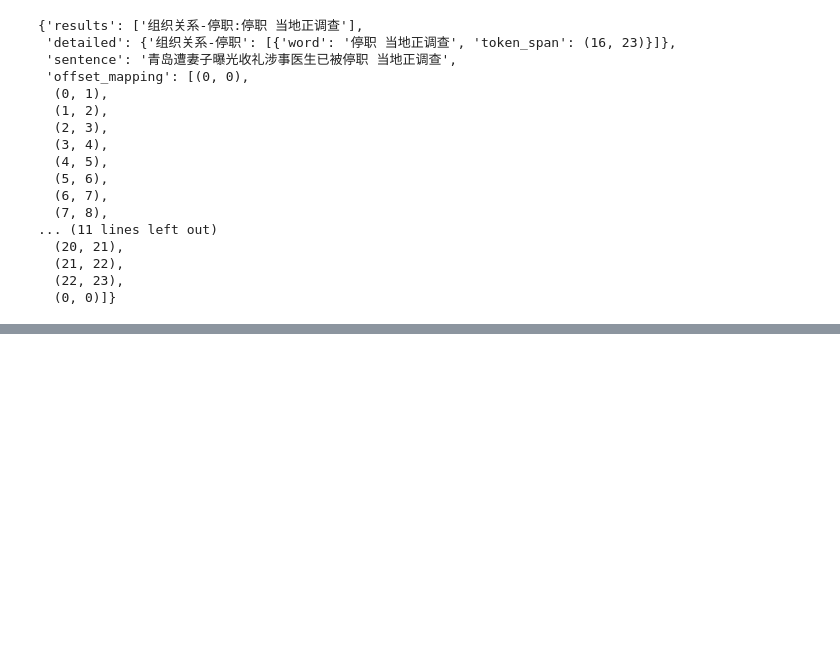
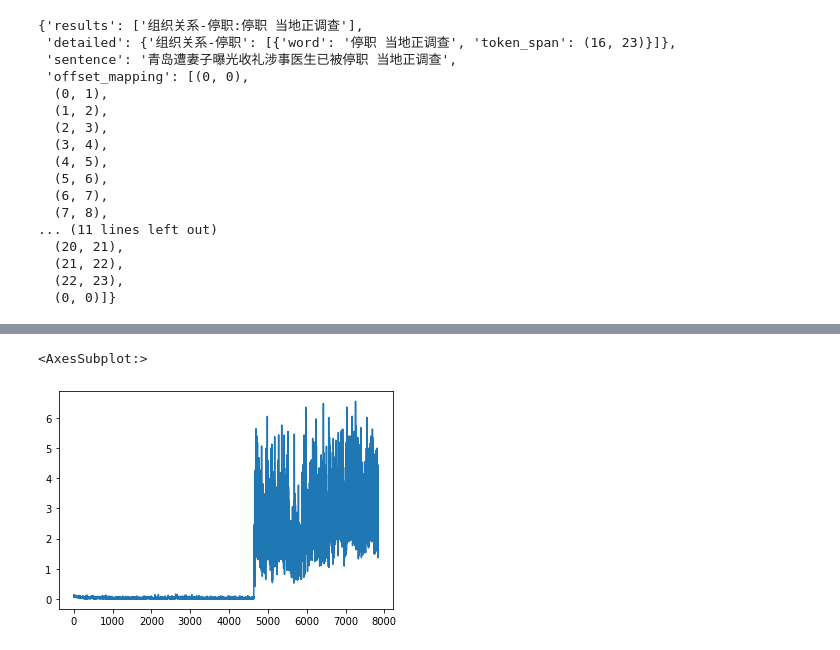
Before and after one commit to 1170500820/DLtools, a Jupyter notebook: analyze_ui_temp.ipynb, the cells around one changed output, grey strips where cells are left out. Drawn from its saved outputs; the diff is of its cells as text; code cells hidden in the pictures; blank space fills up the shorter version.

```diff
--- a/analyze_ui_temp.ipynb
+++ b/analyze_ui_temp.ipynb
@@ -292,0 +308,6 @@ preds[-1][846]['offset_mapping'][16:23]
+# %%
+T_loss = d3['T_loss']
+T_loss.plot()
+# %% [output]
+<AxesSubplot:>
+[figure, added]
```
Also changed, not shown: parts of 4 cells of this notebook, 3 other files.
